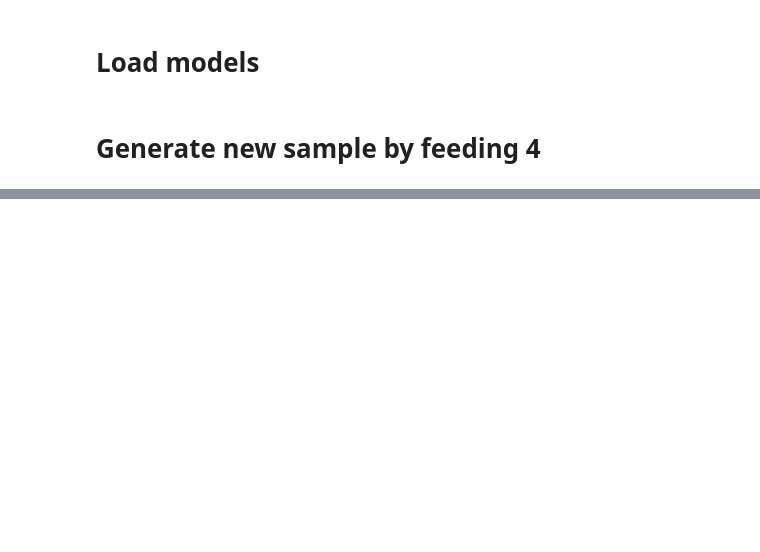
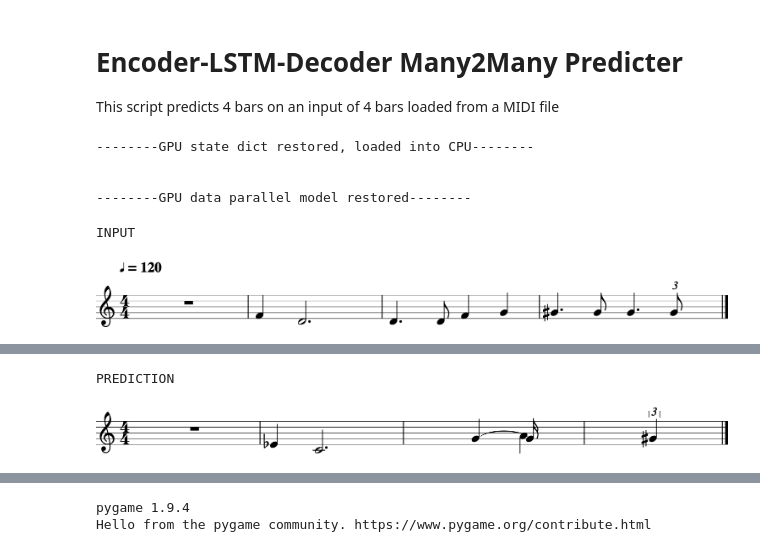
Before and after one commit to Roboy/tss18-robotsinmusicalimprovisation, a Jupyter notebook: LSTM/Predicter_VAE_LSTM_Many2Many.ipynb, the cells around one changed output, grey strips where cells are left out. Cells and saved outputs as stored; diff of their text form; code cells hidden in the pictures; blank space fills up the shorter version.

Commit message:
prepared lstms vor presentation

```diff
--- a/LSTM/Predicter_VAE_LSTM_Many2Many.ipynb
+++ b/LSTM/Predicter_VAE_LSTM_Many2Many.ipynb
@@ -41,25 +1,35 @@ testLoader = torch.utils.data.DataLoader(midiDatasetTest, batch_size=batch_loade
-# %% [markdown]
-# Load models
+# %% [markdown]
+# Encoder-LSTM-Decoder Many2Many Predicter
+This script predicts 4 bars on an input of 4 bars loaded from a MIDI file
 # %%
-from utils.LSTM import LSTM_Many2Many
-from utils.VAE import VAE
-from loadModel import loadModel
+import torch
+from VAE.VAE_Reconstruct_TrainNEW import VAE
+from LSTM.VAE_LSTM_Many2Many import LSTM_Many2Many
+from loadModel import loadStateDict
+from lstm_utils.predict import predict
+
+lstm_path = 'checkpoints_many2many/m2m_wiki12up12down_h512.pth'
+vae_path = '../../VAE_1bar_train/checkpoints/dougmckenzie_tpby60.pth'
+bars=8
+temperature=0.7
 
 #for gpu
 device = torch.device("cuda" if torch.cuda.is_available() else "cpu")
 
 #load models
-lstmModel = LSTM_Many2Many(batch_size=batch_loader, seq_length=seq_length,
-             input_size=input_size, hidden_size=hidden_size)
-autoencoderModel = VAE()
+lstm_model = LSTM_Many2Many(batch_size=1, seq_length=bars,
+             input_size=100, hidden_size=512)
+vae_model = VAE()
 
 #load weights
-lstmModel = loadModel(lstmModel, '../../new_models_and_plots/LSTM_WikifoniaTP12_128hidden_180epochs_LRe-4_Many2Many.model')
-autoencoderModel = loadModel(autoencoderModel,
-                             '../../new_models_and_plots/YamahaPC2002_VAE_Reconstruct_NoTW_20Epochs.model',
-                            dataParallelModel=False)
+lstm_model = loadStateDict(lstm_model, lstm_path)
+vae_model = loadStateDict(vae_model, vae_path)
+
 # to device
-lstmModel = lstmModel.double().to(device)
-autoencoderModel = autoencoderModel.to(device)
+lstm_model = lstm_model.double().to(device)
+vae_model = vae_model.to(device)
+# %% [output]
+--------GPU state dict restored, loaded into CPU--------
+
+
+--------GPU data parallel model restored--------
-# %% [markdown]
-# Generate new sample by feeding 4
@@ -165,0 +36,6 @@ print('')
+# %%
+predict('../../Wikifonia_validation/Geron-Davis,-1983---Holy-Ground.mid',
+             lstm_model, vae_model, temperature=temperature, play_bar=8, is_4bar_model=True)
+# %% [output]
+INPUT
+[figure, added]
@@ -165,0 +43,2 @@ print('')
+PREDICTION
+[figure, added]
@@ -165,0 +46,2 @@ print('')
+pygame 1.9.4
+Hello from the pygame community. https://www.pygame.org/contribute.html
```
Also changed, not shown: parts of 9 cells of this notebook, 5 other files.
